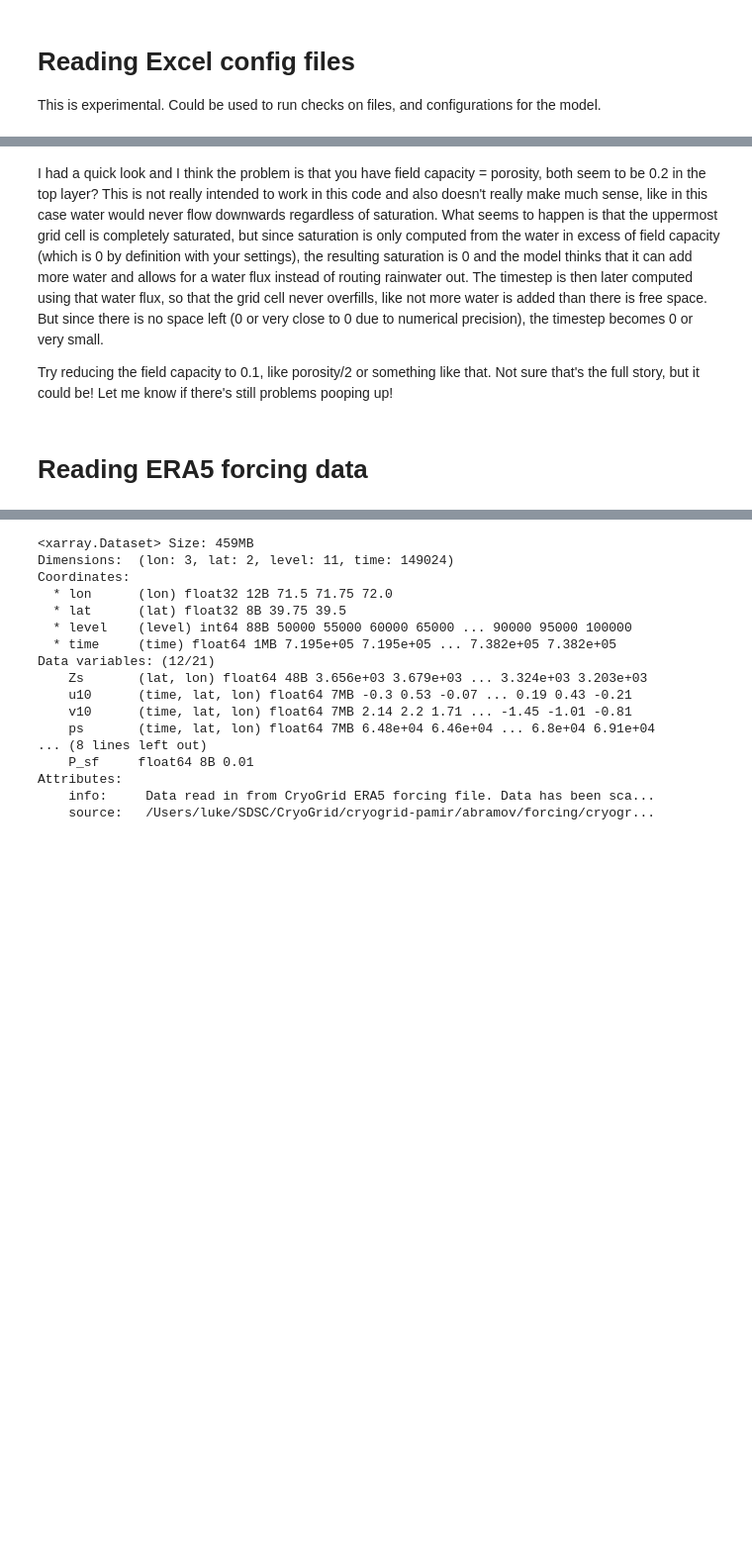
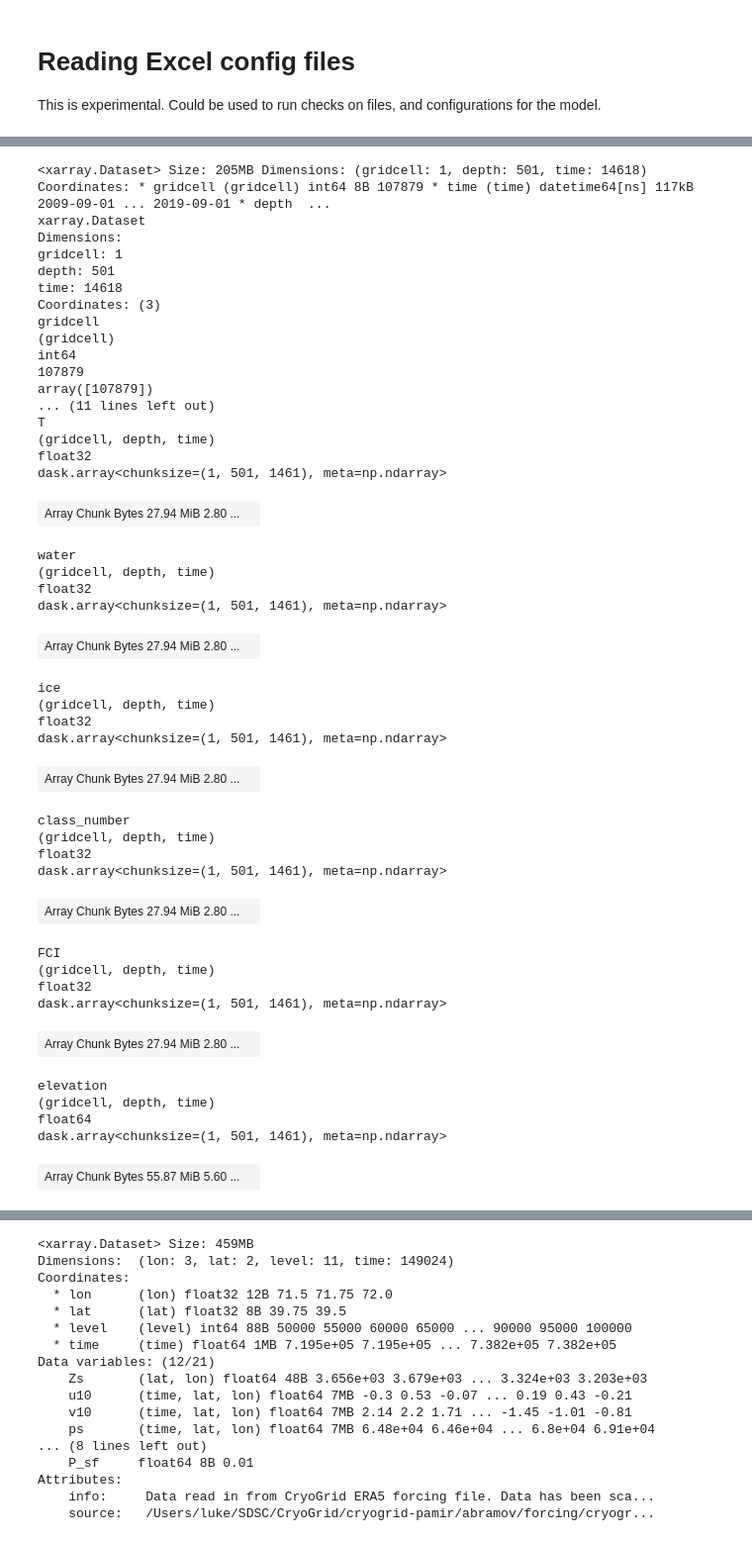
Before and after one commit to lukegre/CryoGrid-pyTools, a Jupyter notebook: demo.ipynb, the cells around one changed output, grey strips where cells are left out. Shown at 99% size. Saved outputs shown, nothing was run; the diff lists cells and outputs as text; code cells hidden in the pictures; blank space fills up the shorter version.

```diff
--- a/demo.ipynb
+++ b/demo.ipynb
@@ -178,6 +204,6 @@ spatial.slope_angle.plot()
 
 This is experimental. Could be used to run checks on files, and configurations for the model.
 # %%
-fname = '/Users/luke/SDSC/CryoGrid/cryogrid-pamir/abramov/runs/strat_debug_v2/strat_debug_v2.xlsx'
-config = cgt.CryoGridConfigExcel(fname, check_file_paths=True, check_strat_layers=True)
+fname_excel = '/Users/luke/Work/PAMIR/CryoGrid/runs/abramov-small-create_from_template/abramov-small-create_from_template.xlsx'
+config = cg.CryoGridConfigExcel(fname_excel, check_file_paths=True, check_strat_layers=True)
 # %% [output]
@@ -196,6 +222,4 @@ config = cgt.CryoGridConfigExcel(fname, check_file_paths=True, check_strat_layer
-# %% [markdown]
-I had a quick look and I think the problem is that you have field capacity = porosity, both seem to be 0.2 in the top layer? This is not really intended to work in this code and also doesn't really make much sense, like in this case water would never flow downwards regardless of saturation. What seems to happen is that the uppermost grid cell is completely saturated, but since saturation is only computed from the water in excess of field capacity (which is 0 by definition with your settings), the resulting saturation is 0 and the model thinks that it can add more water and allows for a water flux instead of routing rainwater out. The timestep is then later computed using that water flux, so that the grid cell never overfills, like not more water is added than there is free space. But since there is no space left (0 or very close to 0 due to numerical precision), the timestep becomes 0 or very small.
-
- Try reducing the field capacity to 0.1, like porosity/2 or something like that. Not sure that's the full story, but it could be! Let me know if there's still problems pooping up!
-# %% [markdown]
-# Reading ERA5 forcing data
+# %%
+deepest_point = -config.get_output_max_depth()  # this can be used to find the maximum depth of the output
+cg.read_OUT_regridded_FCI2_clusters(fname_profiles, deepest_point)
+# %% [output]
@@ -201,0 +229,43 @@ I had a quick look and I think the problem is that you have field capacity = por
+<xarray.Dataset> Size: 205MB Dimensions: (gridcell: 1, depth: 501, time: 14618) Coordinates: * gridcell (gridcell) int64 8B 107879 * time (time) datetime64[ns] 117kB 2009-09-01 ... 2019-09-01 * depth  ...
+xarray.Dataset
+Dimensions:
+gridcell: 1
+depth: 501
+time: 14618
+Coordinates: (3)
+gridcell
+(gridcell)
+int64
+107879
+array([107879])
+... (11 lines left out)
+T
+(gridcell, depth, time)
+float32
+dask.array<chunksize=(1, 501, 1461), meta=np.ndarray>
+| Array Chunk Bytes 27.94 MiB 2.80 ... |  |
+water
+(gridcell, depth, time)
+float32
+dask.array<chunksize=(1, 501, 1461), meta=np.ndarray>
+| Array Chunk Bytes 27.94 MiB 2.80 ... |  |
+ice
+(gridcell, depth, time)
+float32
+dask.array<chunksize=(1, 501, 1461), meta=np.ndarray>
+| Array Chunk Bytes 27.94 MiB 2.80 ... |  |
+class_number
+(gridcell, depth, time)
+float32
+dask.array<chunksize=(1, 501, 1461), meta=np.ndarray>
+| Array Chunk Bytes 27.94 MiB 2.80 ... |  |
+FCI
+(gridcell, depth, time)
+float32
+dask.array<chunksize=(1, 501, 1461), meta=np.ndarray>
+| Array Chunk Bytes 27.94 MiB 2.80 ... |  |
+elevation
+(gridcell, depth, time)
+float64
+dask.array<chunksize=(1, 501, 1461), meta=np.ndarray>
+| Array Chunk Bytes 55.87 MiB 5.60 ... |  |
```
Also changed, not shown: parts of 16 cells of this notebook, 3 other files.
